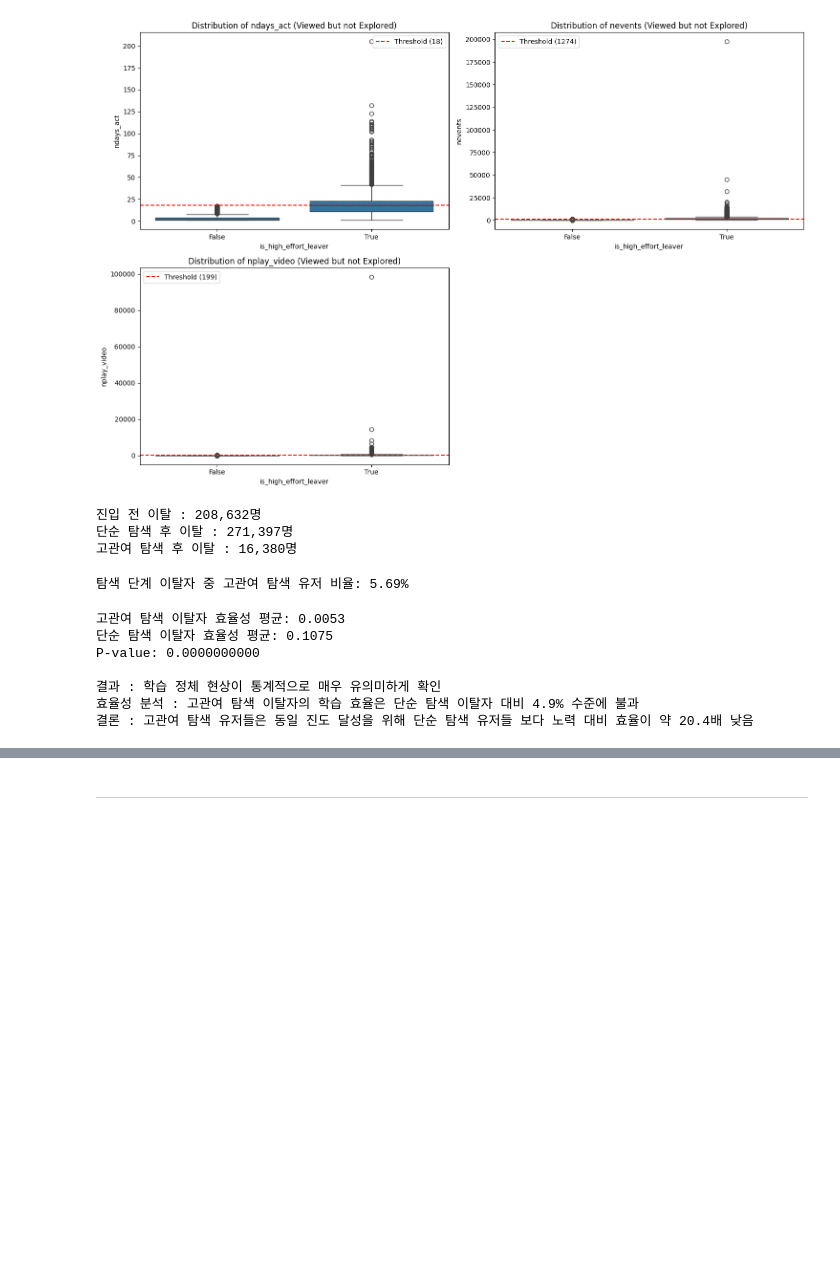
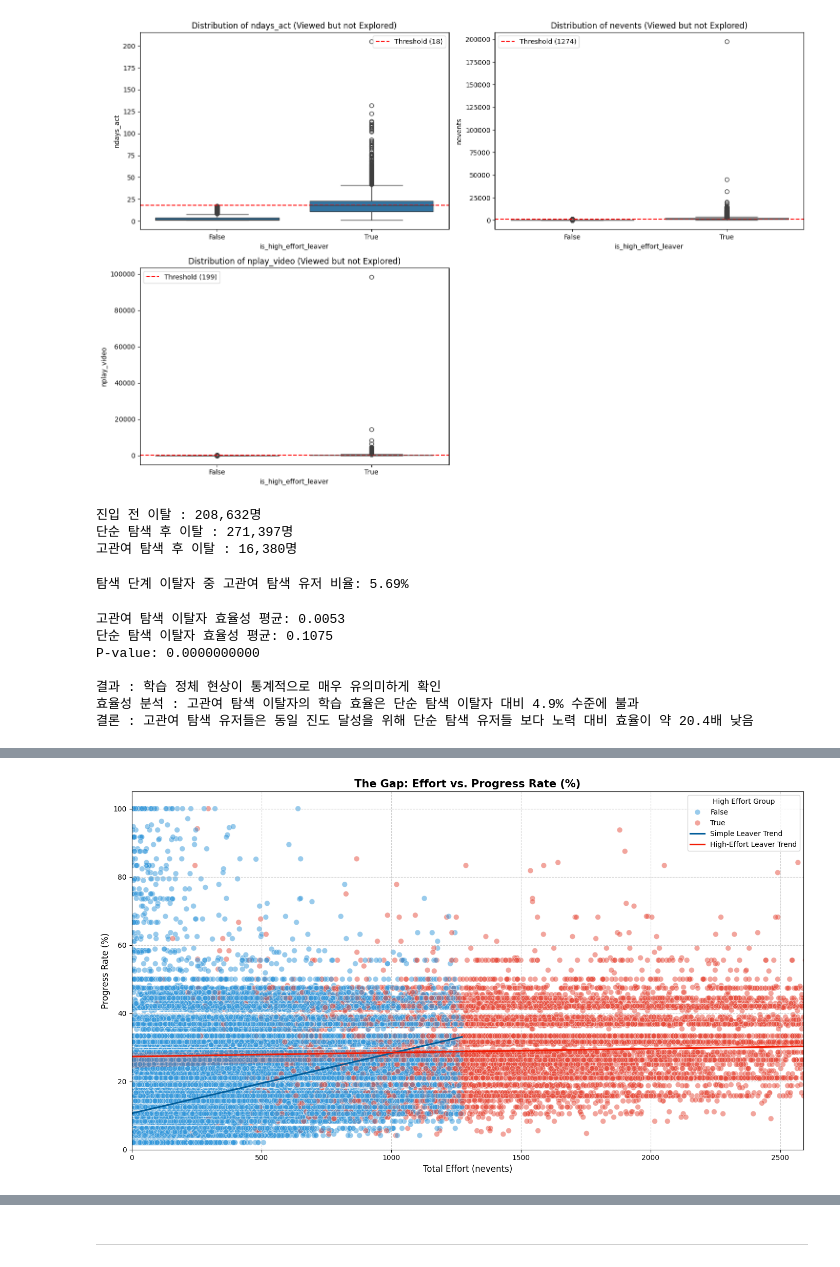
Before and after one commit to Ojirokim/data-analysis-practical-project, a Jupyter notebook: 김규리/eda.ipynb, the cells around one changed output, grey strips where cells are left out. Saved outputs shown, nothing was run; the diff lists cells and outputs as text; code cells hidden in the pictures; blank space fills up the shorter version.

```diff
--- a/김규리/eda.ipynb
+++ b/김규리/eda.ipynb
@@ -986,0 +1006,52 @@ P-value: 0.0000000000
+# %%
+import matplotlib.pyplot as plt
+import seaborn as sns
+import pandas as pd
+
+if 'course_id' not in df.columns:
+    df = df.reset_index()
+
+# 실제 활동이 있는 탐색 중 이탈 유저
+plot_df = df[(df['viewed'] == 1) & (df['explored'] == 0) & (df['nevents'] > 0) & (df['nevents']).notna() & (df['nchapters'] > 0) & (df['nchapters']).notna()].copy()
+
+# 강의별 최대 챕터 수 계산 및 결합
+course_max = df.groupby('course_id')['nchapters'].max().reset_index()
+course_max.columns = ['course_id', 'total_chapters']
+plot_df = plot_df.merge(course_max, on='course_id', how='left')
+
+# 상대적 진도율(%) 계산
+plot_df['progress_rate'] = (plot_df['nchapters'] / plot_df['total_chapters'].replace(0, 1)) * 100
+plot_df['progress_rate'] = plot_df['progress_rate'].clip(0, 100)
+
+# 5. 시각화
+plt.figure(figsize=(14, 8))
+
+# 스캐터 플롯
+sns.scatterplot(
+    x='nevents',
+    y='progress_rate',
+    hue='is_high_effort_leaver',
+    data=plot_df,
+    palette={True: '#e74c3c', False: '#3498db'},
+    alpha=0.5,
+    s=60
+)
+
+# 그룹별 추세선 (노력 대비 성과의 기울기 차이)
+sns.regplot(x='nevents', y='progress_rate', data=plot_df[plot_df['is_high_effort_leaver']==False], scatter=False, color="#035E9B", label='Simple Leaver Trend')
+sns.regplot(x='nevents', y='progress_rate', data=plot_df[plot_df['is_high_effort_leaver']==True], scatter=False, color="#f11c04", label='High-Effort Leaver Trend')
+
+plt.title('The Gap: Effort vs. Progress Rate (%)', fontsize=15, fontweight='bold')
+plt.xlabel('Total Effort (nevents)', fontsize=12)
+plt.ylabel('Progress Rate (%)', fontsize=12)
+plt.legend(title='High Effort Group')
+plt.grid(True, linestyle='--', alpha=0.6)
+
+# x축 범위 제한
+plt.xlim(0, plot_df['nevents'].quantile(0.99))
+plt.ylim(0, 105)
+
+plt.tight_layout()
+plt.show()
+# %% [output]
+[figure, added]
```
Also changed, not shown: parts of 51 cells of this notebook.
